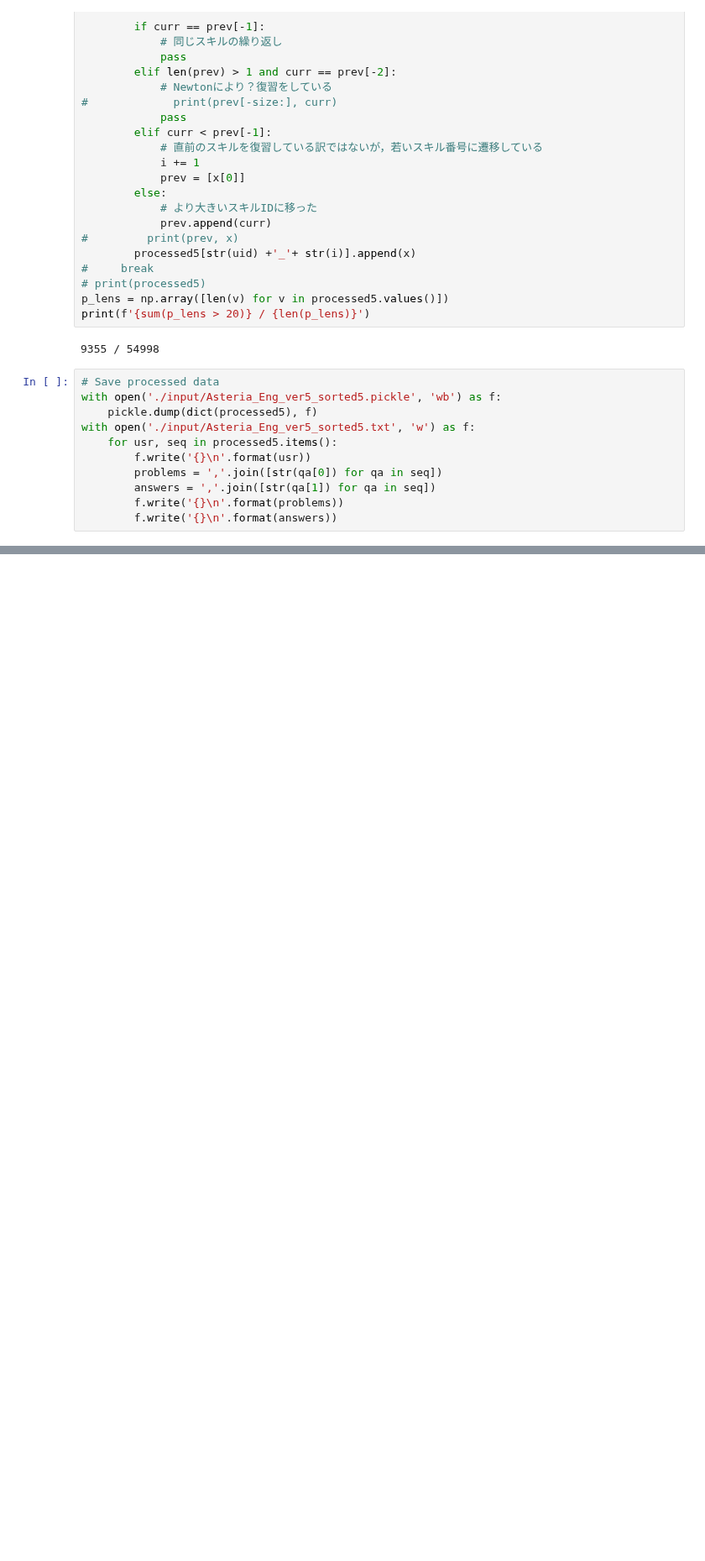
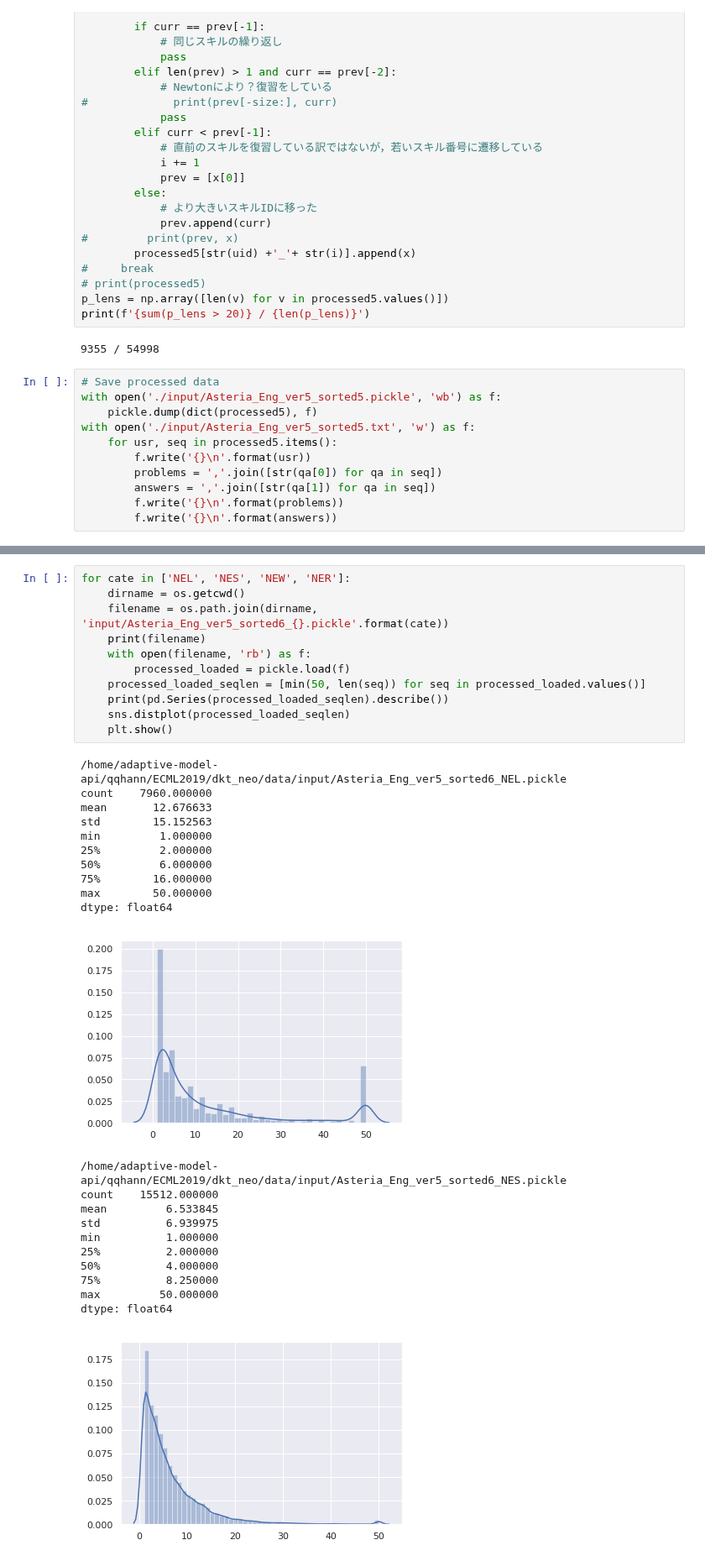
Before and after one commit to qqpann/KnowledgeTracing, a Jupyter notebook: data/prepare_non-repetitive_data.ipynb, the cells around one changed output, grey strips where cells are left out. Shown at 84% size. Saved outputs shown, nothing was run; the diff lists cells and outputs as text; blank space fills up the shorter version.

```diff
--- a/data/prepare_non-repetitive_data.ipynb
+++ b/data/prepare_non-repetitive_data.ipynb
@@ -350,0 +451,34 @@ NER
+# %%
+for cate in ['NEL', 'NES', 'NEW', 'NER']:
+    dirname = os.getcwd()
+    filename = os.path.join(dirname, 'input/Asteria_Eng_ver5_sorted6_{}.pickle'.format(cate))
+    print(filename)
+    with open(filename, 'rb') as f:
+        processed_loaded = pickle.load(f)
+    processed_loaded_seqlen = [min(50, len(seq)) for seq in processed_loaded.values()]
+    print(pd.Series(processed_loaded_seqlen).describe())
+    sns.distplot(processed_loaded_seqlen)
+    plt.show()
+# %% [output]
+/home/adaptive-model-api/qqhann/ECML2019/dkt_neo/data/input/Asteria_Eng_ver5_sorted6_NEL.pickle
+count    7960.000000
+mean       12.676633
+std        15.152563
+min         1.000000
+25%         2.000000
+50%         6.000000
+75%        16.000000
+max        50.000000
+dtype: float64
+[figure, added]
+/home/adaptive-model-api/qqhann/ECML2019/dkt_neo/data/input/Asteria_Eng_ver5_sorted6_NES.pickle
+count    15512.000000
+mean         6.533845
+std          6.939975
+min          1.000000
+25%          2.000000
+50%          4.000000
+75%          8.250000
+max         50.000000
+dtype: float64
+[figure, added]
```
Also changed, not shown: parts of 10 cells of this notebook, 1 other file.
